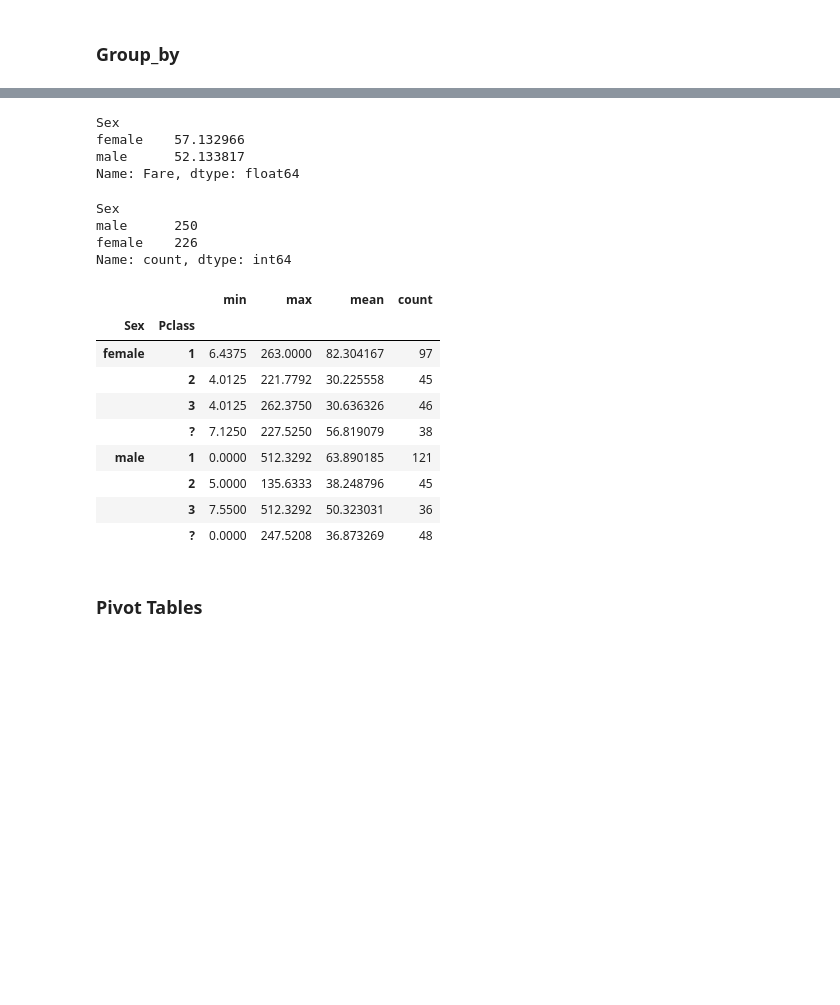
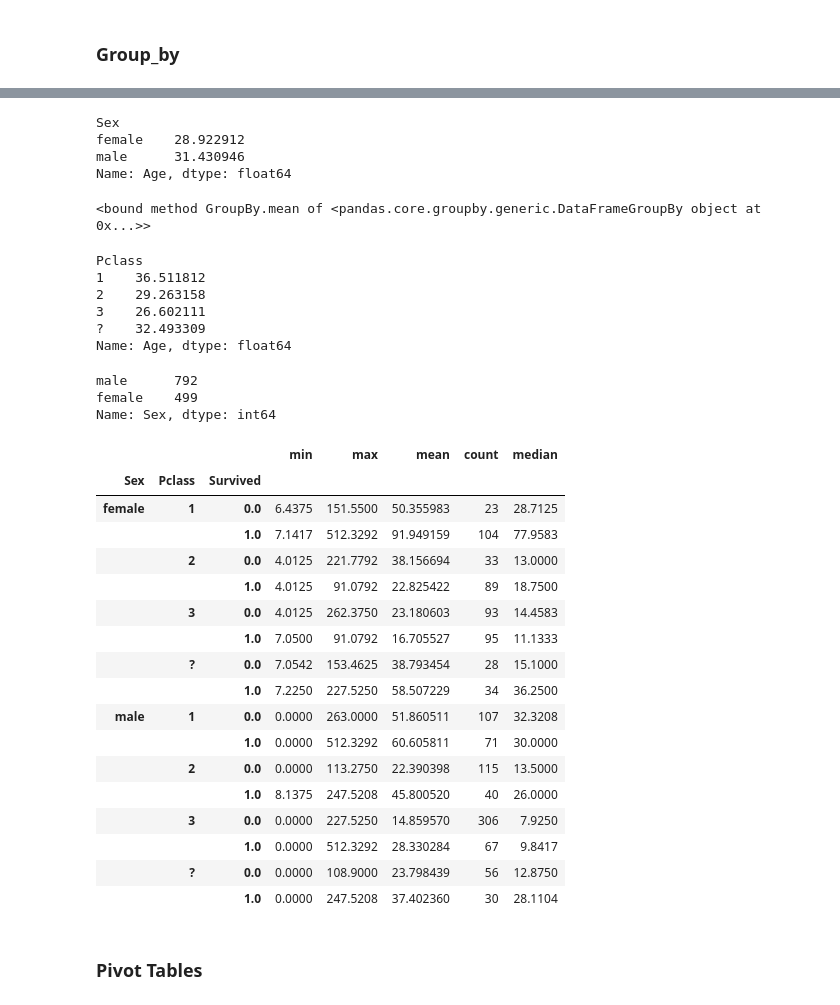
Before and after one commit to megmondia-spec/pivot_tables, a Jupyter notebook: index.ipynb, the cells around one changed output, grey strips where cells are left out. Saved outputs shown, nothing was run; the diff lists cells and outputs as text; code cells hidden in the pictures; blank space fills up the shorter version.

Commit message:
new pivot table

```diff
--- a/index.ipynb
+++ b/index.ipynb
@@ -22,0 +39,2 @@ df_titanic.head()
+# %%
+df_titanic = df_titanic.drop("Cabin",axis=1)
@@ -23,9 +62,6 @@ df_titanic.head()
 # %%
 # remove duplicates
 df_titanic = df_titanic.drop_duplicates()
-# %%
-# remove null values
-df_titanic = df_titanic.dropna()
 # %%
 df_titanic.info()
 # %% [output]
@@ -53,32 +102,52 @@ memory usage: 48.3+ KB
 # %%
 # Groupby "sex" and find the average Fare For Each Sex
-df_titanic.groupby("Sex")["Fare"].mean()
+df_titanic.groupby("Sex")["Age"].mean()
 # %% [output]
 Sex
-female    57.132966
-male      52.133817
-Name: Fare, dtype: float64
+female    28.922912
+male      31.430946
+Name: Age, dtype: float64
+# %%
+df_titanic.groupby("Pclass")
+# %% [output]
+<bound method GroupBy.mean of <pandas.core.groupby.generic.DataFrameGroupBy object at 0x...>>
+# %%
+df_titanic.groupby("Pclass")["Age"].mean()
+# %% [output]
+Pclass
+1    36.511812
+2    29.263158
+3    26.602111
+?    32.493309
+Name: Age, dtype: float64
 # %%
 df_titanic["Sex"].value_counts()
 # %% [output]
-Sex
-male      250
-female    226
-Name: count, dtype: int64
+male      792
+female    499
+Name: Sex, dtype: int64
 # %%
 # Groupby "sex" "Pclass" and get the agg
-df_titanic.groupby(["Sex","Pclass"])["Fare"].agg(["min","max","mean","count"])
+df_titanic.groupby(["Sex","Pclass","Survived"])["Fare"].agg(["min","max","mean","count","median"])
 # %% [output]
-|  |  | min | max | mean | count |
-| Sex | Pclass |  |  |  |  |
-| female | 1 | 6.4375 | 263.0000 | 82.304167 | 97 |
-|  | 2 | 4.0125 | 221.7792 | 30.225558 | 45 |
-|  | 3 | 4.0125 | 262.3750 | 30.636326 | 46 |
-|  | ? | 7.1250 | 227.5250 | 56.819079 | 38 |
-| male | 1 | 0.0000 | 512.3292 | 63.890185 | 121 |
-|  | 2 | 5.0000 | 135.6333 | 38.248796 | 45 |
-|  | 3 | 7.5500 | 512.3292 | 50.323031 | 36 |
-|  | ? | 0.0000 | 247.5208 | 36.873269 | 48 |
+|  |  |  | min | max | mean | count | median |
+| Sex | Pclass | Survived |  |  |  |  |  |
+| female | 1 | 0.0 | 6.4375 | 151.5500 | 50.355983 | 23 | 28.7125 |
+|  |  | 1.0 | 7.1417 | 512.3292 | 91.949159 | 104 | 77.9583 |
+|  | 2 | 0.0 | 4.0125 | 221.7792 | 38.156694 | 33 | 13.0000 |
+|  |  | 1.0 | 4.0125 | 91.0792 | 22.825422 | 89 | 18.7500 |
+|  | 3 | 0.0 | 4.0125 | 262.3750 | 23.180603 | 93 | 14.4583 |
+|  |  | 1.0 | 7.0500 | 91.0792 | 16.705527 | 95 | 11.1333 |
+|  | ? | 0.0 | 7.0542 | 153.4625 | 38.793454 | 28 | 15.1000 |
+|  |  | 1.0 | 7.2250 | 227.5250 | 58.507229 | 34 | 36.2500 |
+| male | 1 | 0.0 | 0.0000 | 263.0000 | 51.860511 | 107 | 32.3208 |
+|  |  | 1.0 | 0.0000 | 512.3292 | 60.605811 | 71 | 30.0000 |
+|  | 2 | 0.0 | 0.0000 | 113.2750 | 22.390398 | 115 | 13.5000 |
+|  |  | 1.0 | 8.1375 | 247.5208 | 45.800520 | 40 | 26.0000 |
+|  | 3 | 0.0 | 0.0000 | 227.5250 | 14.859570 | 306 | 7.9250 |
+|  |  | 1.0 | 0.0000 | 512.3292 | 28.330284 | 67 | 9.8417 |
+|  | ? | 0.0 | 0.0000 | 108.9000 | 23.798439 | 56 | 12.8750 |
+|  |  | 1.0 | 0.0000 | 247.5208 | 37.402360 | 30 | 28.1104 |
 # %% [markdown]
 ### Pivot Tables
 # %% [markdown]
```
Also changed, not shown: parts of 11 cells of this notebook.
